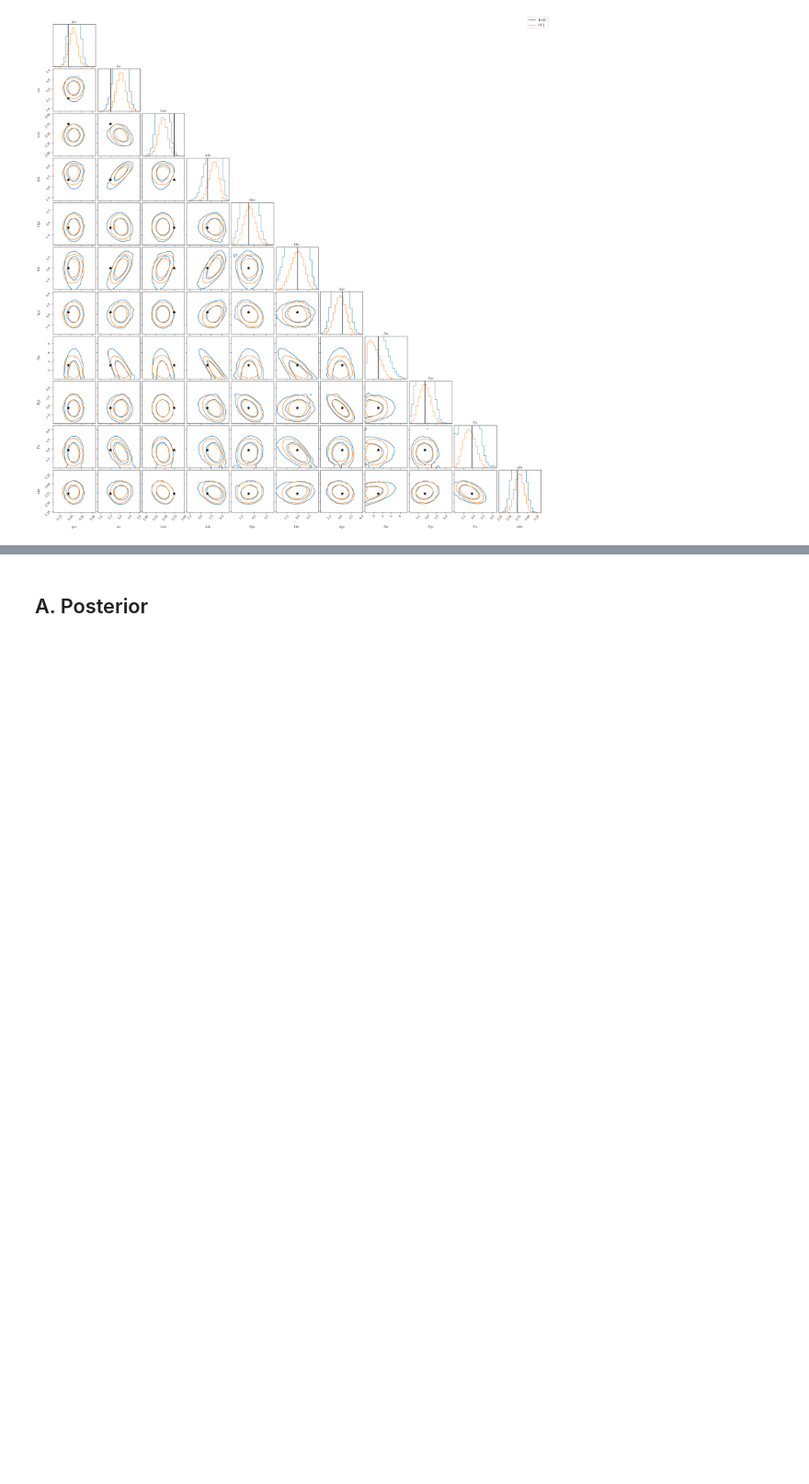
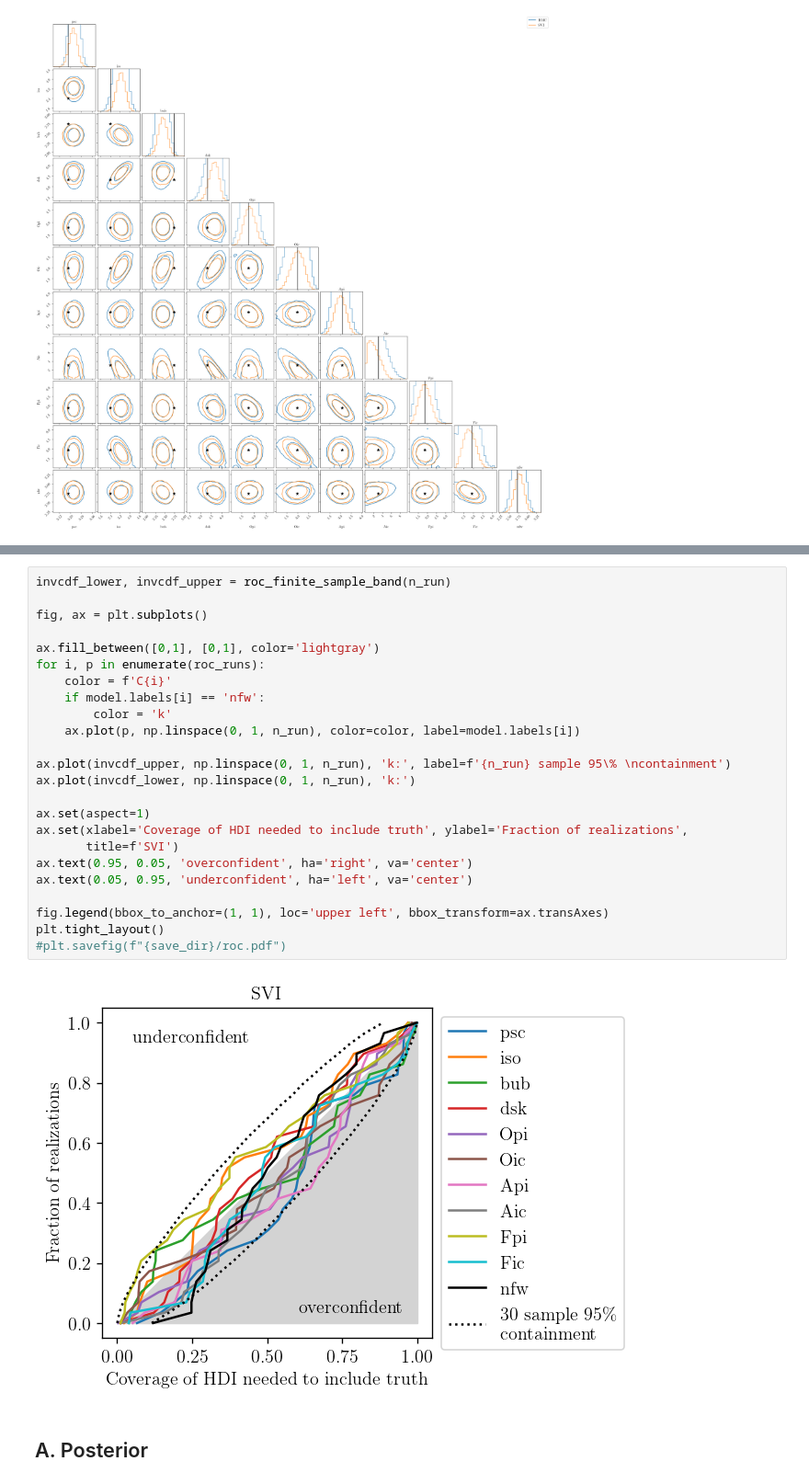
Before and after one commit to smsharma/fermi-prob-prog, a Jupyter notebook: validating/svi_confidence/poisson.ipynb, the cells around one changed output, grey strips where cells are left out. Shown at 92% size. Saved outputs shown, nothing was run; the diff lists cells and outputs as text; blank space fills up the shorter version.

Commit message:
poiss model on poiss sim seems to work

```diff
--- a/validating/svi_confidence/poisson.ipynb
+++ b/validating/svi_confidence/poisson.ipynb
@@ -278,3 +341,29 @@ multi_corner(
+# %%
+invcdf_lower, invcdf_upper = roc_finite_sample_band(n_run)
+
+fig, ax = plt.subplots()
+
+ax.fill_between([0,1], [0,1], color='lightgray')
+for i, p in enumerate(roc_runs):
+    color = f'C{i}'
+    if model.labels[i] == 'nfw':
+        color = 'k'
+    ax.plot(p, np.linspace(0, 1, n_run), color=color, label=model.labels[i])
+
+ax.plot(invcdf_upper, np.linspace(0, 1, n_run), 'k:', label=f'{n_run} sample 95\% \ncontainment')
+ax.plot(invcdf_lower, np.linspace(0, 1, n_run), 'k:')
+
+ax.set(aspect=1)
+ax.set(xlabel='Coverage of HDI needed to include truth', ylabel='Fraction of realizations',
+       title=f'SVI')
+ax.text(0.95, 0.05, 'overconfident', ha='right', va='center')
+ax.text(0.05, 0.95, 'underconfident', ha='left', va='center')
+
+fig.legend(bbox_to_anchor=(1, 1), loc='upper left', bbox_transform=ax.transAxes)
+plt.tight_layout()
+#plt.savefig(f"{save_dir}/roc.pdf")
+# %% [output]
+[figure, added]
 # %% [markdown]
 ## A. Posterior
 # %%
```
Also changed, not shown: parts of 3 cells of this notebook, 2 other files.
